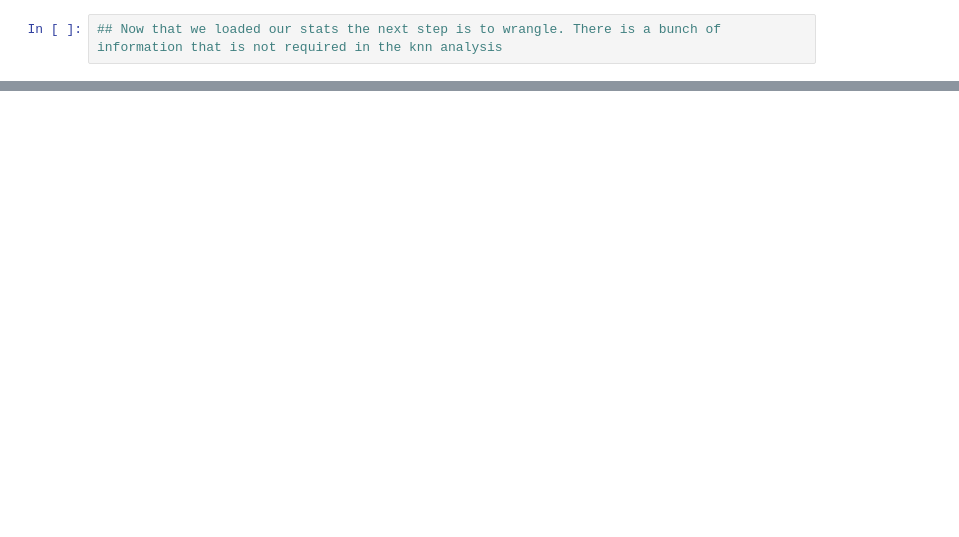
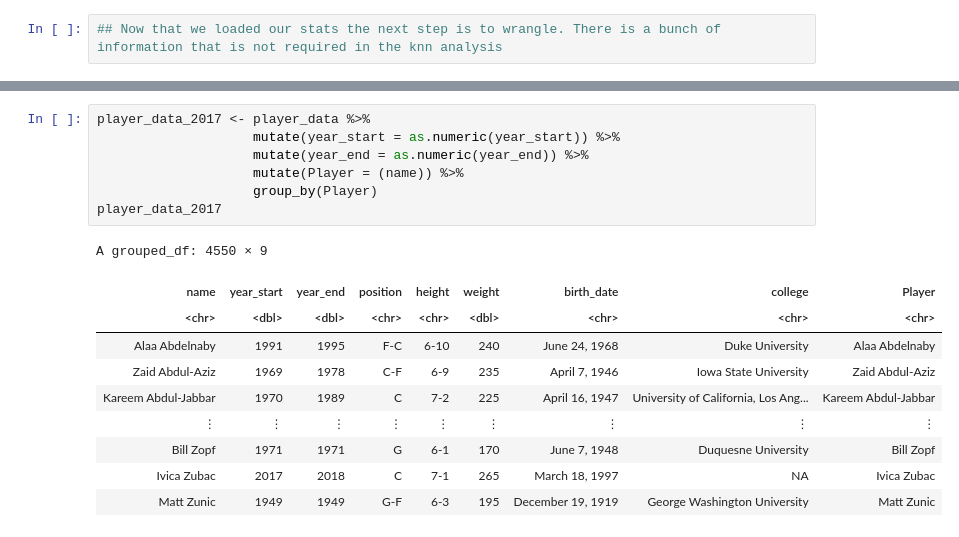
Before and after one commit to Knight-Oikos/Basketball-Player-Identification-Classification, a Jupyter notebook: BasketballPlayerKNN.ipynb, the cells around one changed output, grey strips where cells are left out. Cells and saved outputs as stored; diff of their text form; blank space fills up the shorter version.

```diff
--- a/BasketballPlayerKNN.ipynb
+++ b/BasketballPlayerKNN.ipynb
@@ -98,0 +160,18 @@ ggplot()
+# %%
+player_data_2017 <- player_data %>%
+                    mutate(year_start = as.numeric(year_start)) %>%
+                    mutate(year_end = as.numeric(year_end)) %>%
+                    mutate(Player = (name)) %>%
+                    group_by(Player)
+player_data_2017
+# %% [output]
+A grouped_df: 4550 × 9
+| name | year_start | year_end | position | height | weight | birth_date | college | Player |
+| <chr> | <dbl> | <dbl> | <chr> | <chr> | <dbl> | <chr> | <chr> | <chr> |
+| Alaa Abdelnaby | 1991 | 1995 | F-C | 6-10 | 240 | June 24, 1968 | Duke University | Alaa Abdelnaby |
+| Zaid Abdul-Aziz | 1969 | 1978 | C-F | 6-9 | 235 | April 7, 1946 | Iowa State University | Zaid Abdul-Aziz |
+| Kareem Abdul-Jabbar | 1970 | 1989 | C | 7-2 | 225 | April 16, 1947 | University of California, Los Ang... | Kareem Abdul-Jabbar |
+| ⋮ | ⋮ | ⋮ | ⋮ | ⋮ | ⋮ | ⋮ | ⋮ | ⋮ |
+| Bill Zopf | 1971 | 1971 | G | 6-1 | 170 | June 7, 1948 | Duquesne University | Bill Zopf |
+| Ivica Zubac | 2017 | 2018 | C | 7-1 | 265 | March 18, 1997 | NA | Ivica Zubac |
+| Matt Zunic | 1949 | 1949 | G-F | 6-3 | 195 | December 19, 1919 | George Washington University | Matt Zunic |
```
Also changed, not shown: parts of 16 cells of this notebook.
